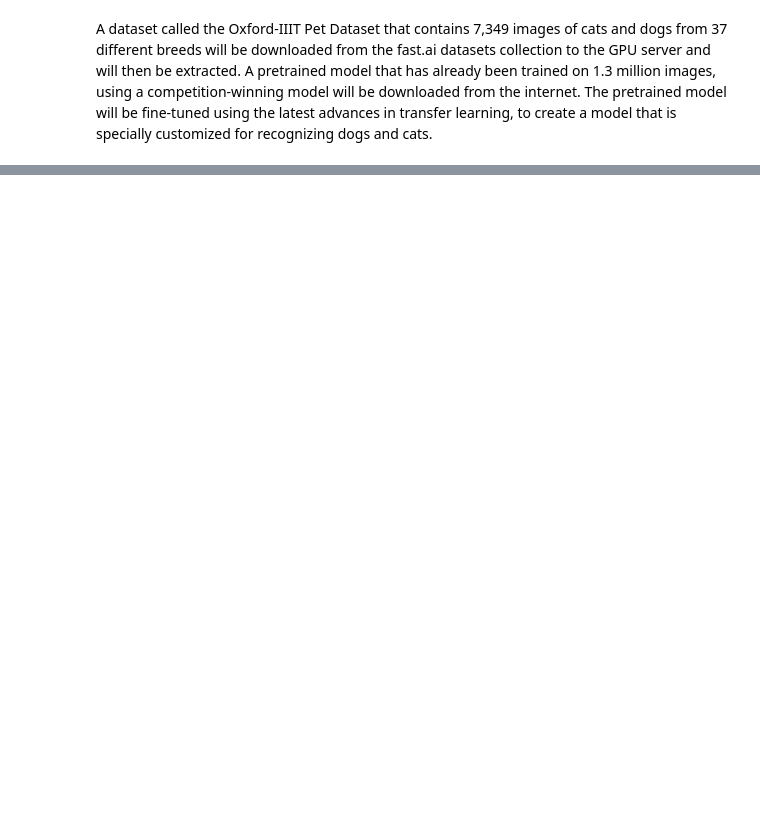
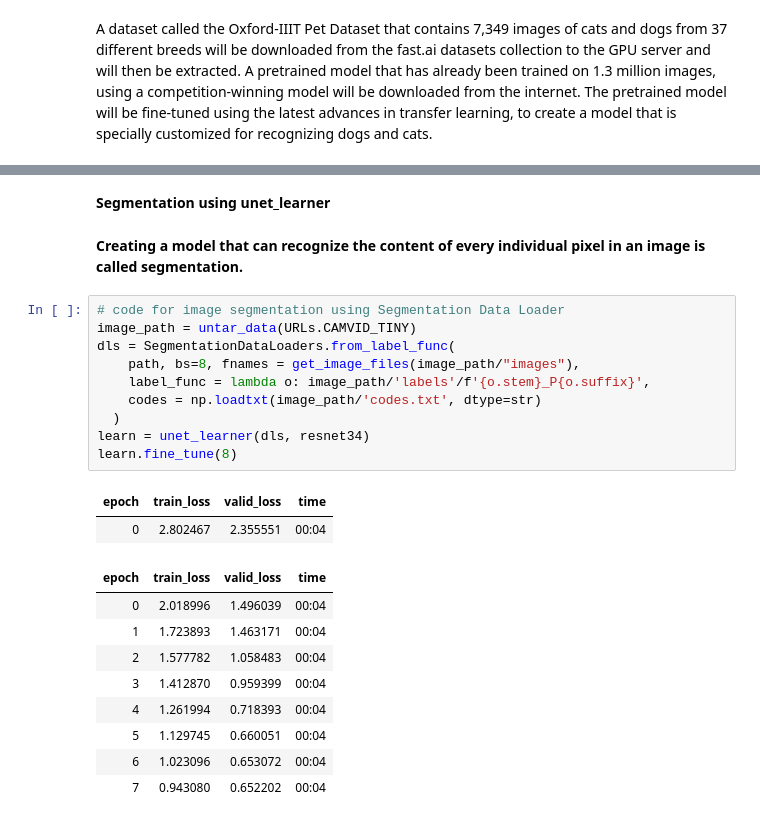
Before and after one commit to akanksha0911/DeepLearning-DeepDive-Assignment1-, a Jupyter notebook: Blackbox_DeepLearning_fastAI.ipynb, the cells around one changed output, grey strips where cells are left out. Cells and saved outputs as stored; diff of their text form; blank space fills up the shorter version.

```diff
--- a/Blackbox_DeepLearning_fastAI.ipynb
+++ b/Blackbox_DeepLearning_fastAI.ipynb
@@ -38,0 +67,26 @@ The pretrained model will be fine-tuned using the latest advances in transfer le
+# %% [markdown]
+**Segmentation using unet_learner**
+# %% [markdown]
+**Creating a model that can recognize the content of every individual pixel in an image is called segmentation.**
+# %%
+# code for image segmentation using Segmentation Data Loader
+image_path = untar_data(URLs.CAMVID_TINY)
+dls = SegmentationDataLoaders.from_label_func(
+    path, bs=8, fnames = get_image_files(image_path/"images"),
+    label_func = lambda o: image_path/'labels'/f'{o.stem}_P{o.suffix}',
+    codes = np.loadtxt(image_path/'codes.txt', dtype=str)
+  )
+learn = unet_learner(dls, resnet34)
+learn.fine_tune(8)
+# %% [output]
+| epoch | train_loss | valid_loss | time |
+| 0 | 2.802467 | 2.355551 | 00:04 |
+| epoch | train_loss | valid_loss | time |
+| 0 | 2.018996 | 1.496039 | 00:04 |
+| 1 | 1.723893 | 1.463171 | 00:04 |
+| 2 | 1.577782 | 1.058483 | 00:04 |
+| 3 | 1.412870 | 0.959399 | 00:04 |
+| 4 | 1.261994 | 0.718393 | 00:04 |
+| 5 | 1.129745 | 0.660051 | 00:04 |
+| 6 | 1.023096 | 0.653072 | 00:04 |
+| 7 | 0.943080 | 0.652202 | 00:04 |
```
Also changed, not shown: parts of 26 cells of this notebook.
